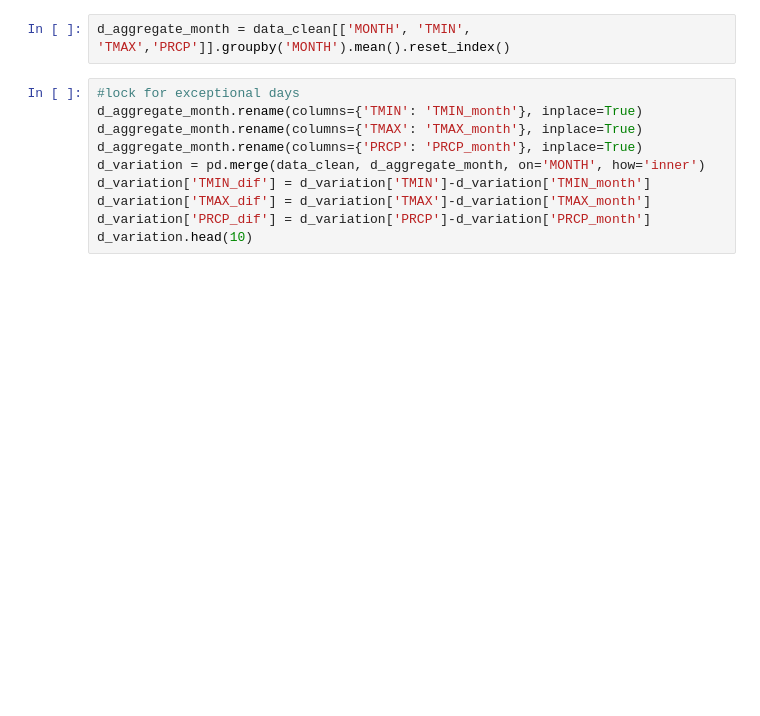
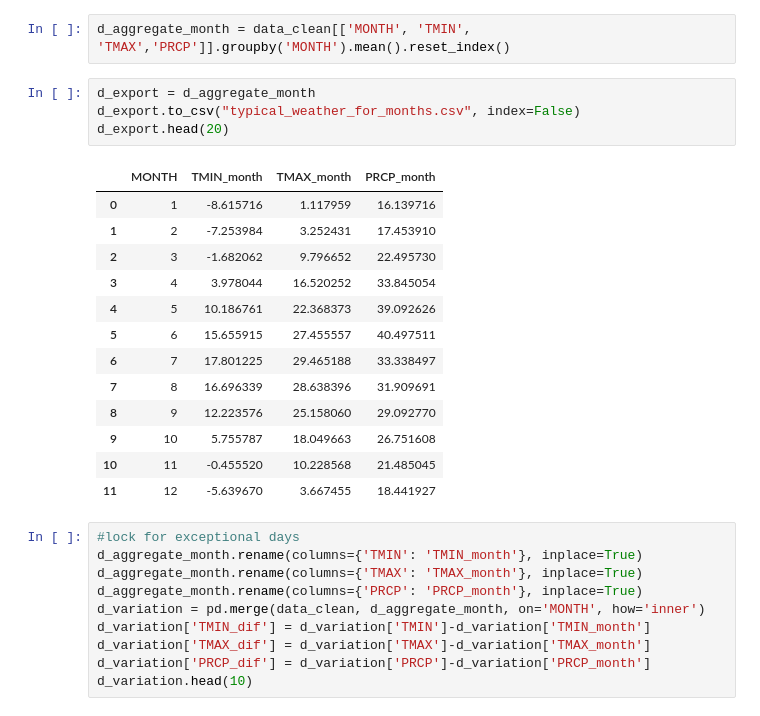
Before and after one commit to mkowa2/Data_Bandits_CS418, a Jupyter notebook: weather.ipynb, the cells around one changed output. Drawn from its saved outputs; the diff is of its cells as text; blank space fills up the shorter version.

```diff
--- a/weather.ipynb
+++ b/weather.ipynb
@@ -162,6 +162,24 @@ plt.show()
 [figure]
 # %%
 d_aggregate_month = data_clean[['MONTH', 'TMIN', 'TMAX','PRCP']].groupby('MONTH').mean().reset_index()
+# %%
+d_export = d_aggregate_month
+d_export.to_csv("typical_weather_for_months.csv", index=False)
+d_export.head(20)
+# %% [output]
+|  | MONTH | TMIN_month | TMAX_month | PRCP_month |
+| 0 | 1 | -8.615716 | 1.117959 | 16.139716 |
+| 1 | 2 | -7.253984 | 3.252431 | 17.453910 |
+| 2 | 3 | -1.682062 | 9.796652 | 22.495730 |
+| 3 | 4 | 3.978044 | 16.520252 | 33.845054 |
+| 4 | 5 | 10.186761 | 22.368373 | 39.092626 |
+| 5 | 6 | 15.655915 | 27.455557 | 40.497511 |
+| 6 | 7 | 17.801225 | 29.465188 | 33.338497 |
+| 7 | 8 | 16.696339 | 28.638396 | 31.909691 |
+| 8 | 9 | 12.223576 | 25.158060 | 29.092770 |
+| 9 | 10 | 5.755787 | 18.049663 | 26.751608 |
+| 10 | 11 | -0.455520 | 10.228568 | 21.485045 |
+| 11 | 12 | -5.639670 | 3.667455 | 18.441927 |
 # %%
 #lock for exceptional days
 d_aggregate_month.rename(columns={'TMIN': 'TMIN_month'}, inplace=True)
```
Also changed, not shown: parts of 8 cells of this notebook, 5 other files.
